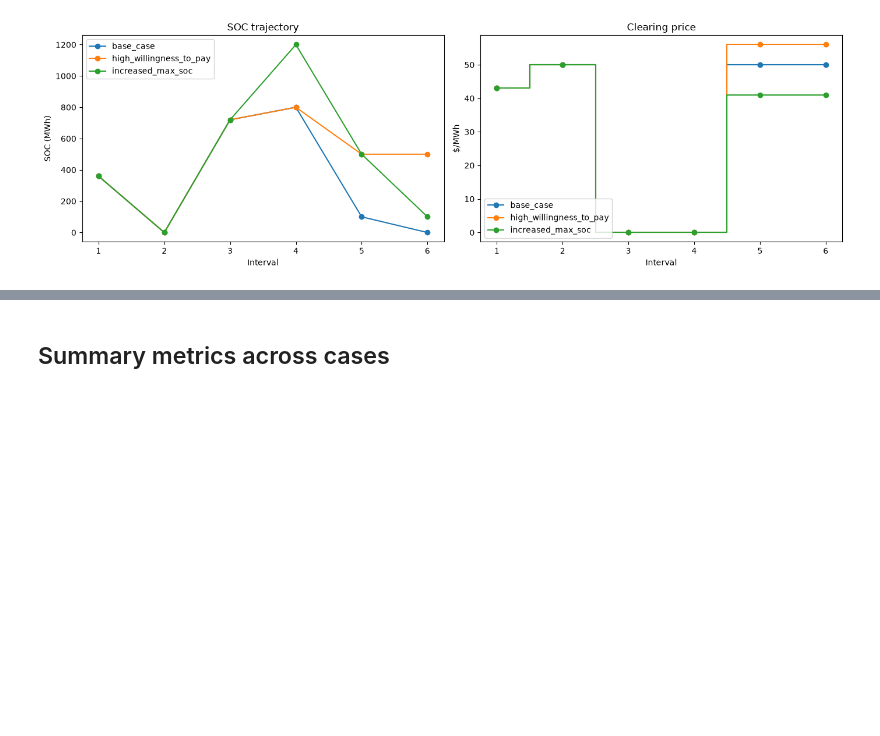
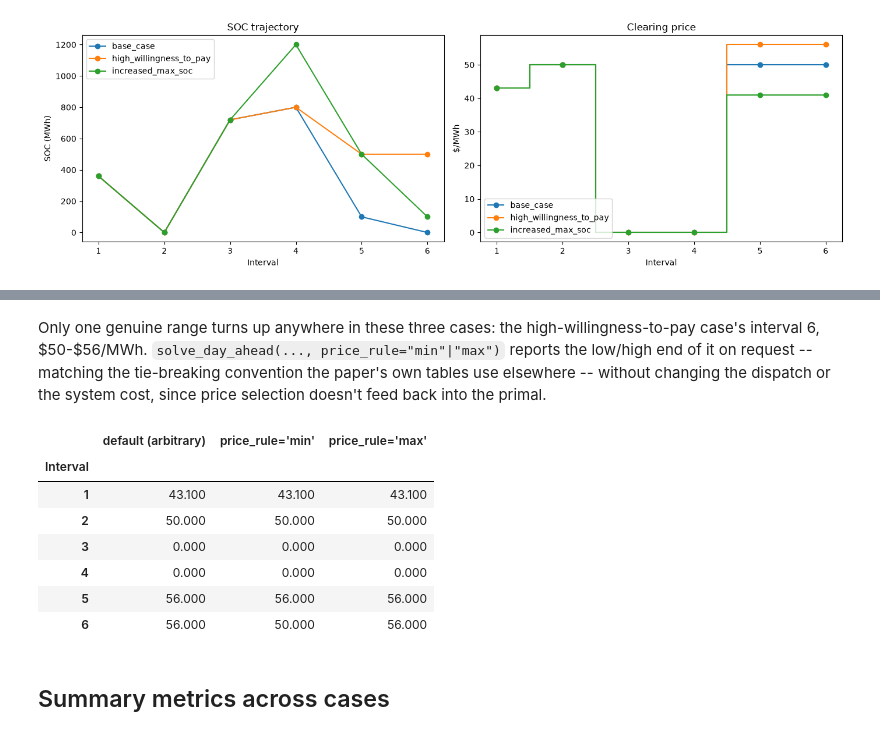
Before and after one commit to ccanoyrac/ESS-equivalent-bids-from-SOC-DA-market, a Jupyter notebook: Code/notebooks/reproduce_baldick.ipynb, the cells around one changed output, grey strips where cells are left out. Cells and saved outputs as stored; diff of their text form; code cells hidden in the pictures; blank space fills up the shorter version.

```diff
--- a/Code/notebooks/reproduce_baldick.ipynb
+++ b/Code/notebooks/reproduce_baldick.ipynb
@@ -209,3 +248,30 @@ dispatch are non-unique too, in intervals 3-4 and, in the base case, 5-6).
+# %% [markdown]
+Only one genuine range turns up anywhere in these three cases: the
+high-willingness-to-pay case's interval 6, \$50-\$56/MWh. `solve_day_ahead(...,
+price_rule="min"|"max")` reports the low/high end of it on request -- matching the
+tie-breaking convention the paper's own tables use elsewhere -- without changing the
+dispatch or the system cost, since price selection doesn't feed back into the primal.
+# %%
+from markets.day_ahead import solve_day_ahead
+
+system, terminal_values = CASES["high_willingness_to_pay"]
+default = solve_day_ahead(system, terminal_values)
+lowest = solve_day_ahead(system, terminal_values, price_rule="min")
+highest = solve_day_ahead(system, terminal_values, price_rule="max")
+
+pd.DataFrame(
+    {"default (arbitrary)": default.price, "price_rule='min'": lowest.price, "price_rule='max'": highest.price},
+    index=pd.RangeIndex(1, system.T + 1, name="Interval"),
+)
+# %% [output]
+|  | default (arbitrary) | price_rule='min' | price_rule='max' |
+| Interval |  |  |  |
+| 1 | 43.100 | 43.100 | 43.100 |
+| 2 | 50.000 | 50.000 | 50.000 |
+| 3 | 0.000 | 0.000 | 0.000 |
+| 4 | 0.000 | 0.000 | 0.000 |
+| 5 | 56.000 | 56.000 | 56.000 |
+| 6 | 56.000 | 50.000 | 56.000 |
 # %% [markdown]
 ## Summary metrics across cases
 # %%
```
Also changed, not shown: parts of 3 cells of this notebook, 7 other files.
